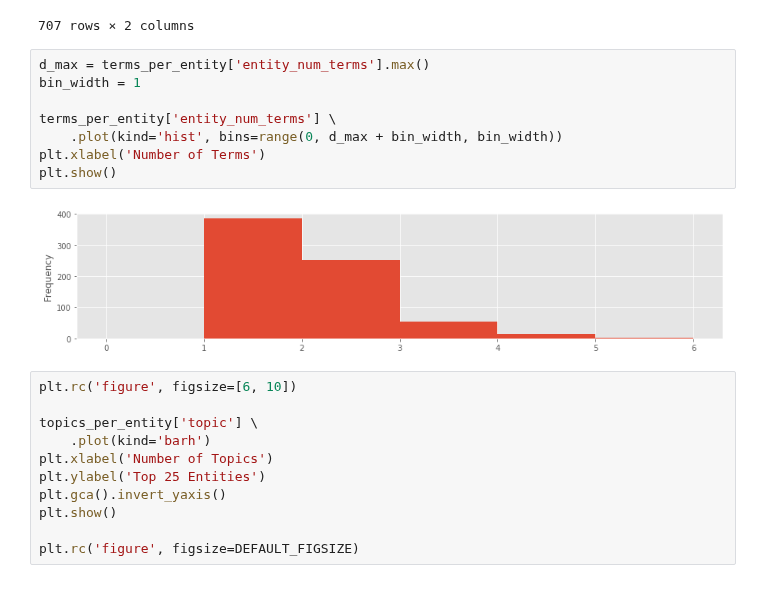
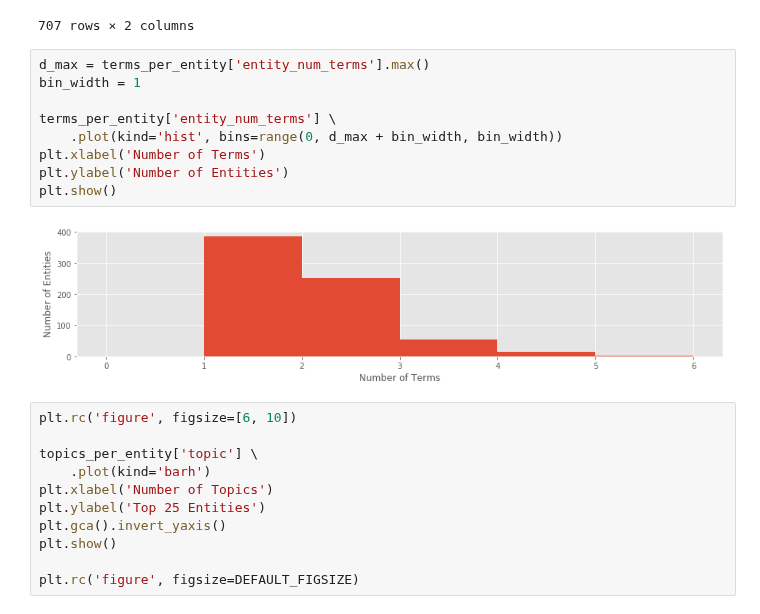
Before and after one commit to feup-infolab/army-ant, a Jupyter notebook: notebooks/query_log_analysis/query_log_analysis.ipynb, the cells around one changed output. Drawn from its saved outputs; the diff is of its cells as text.

```diff
--- a/notebooks/query_log_analysis/query_log_analysis.ipynb
+++ b/notebooks/query_log_analysis/query_log_analysis.ipynb
@@ -2182,13 +2182,14 @@ terms_per_entity
 # %%
 d_max = terms_per_entity['entity_num_terms'].max()
 bin_width = 1
 
 terms_per_entity['entity_num_terms'] \
     .plot(kind='hist', bins=range(0, d_max + bin_width, bin_width))
 plt.xlabel('Number of Terms')
+plt.ylabel('Number of Entities')
 plt.show()
 # %% [output]
-[figure, old version]
+[figure, new version]
 # %%
 plt.rc('figure', figsize=[6, 10])
 
```
Also changed, not shown: parts of 19 cells of this notebook.
